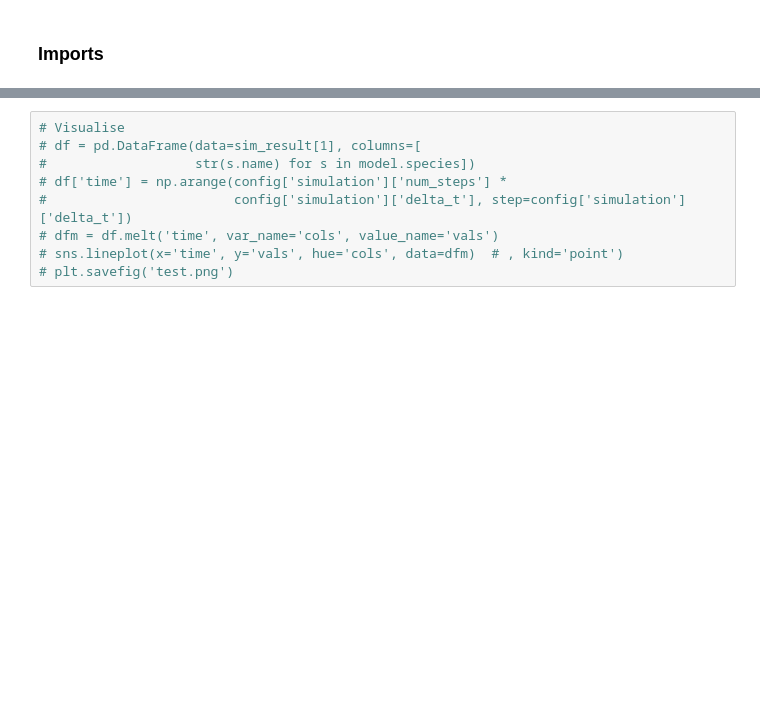
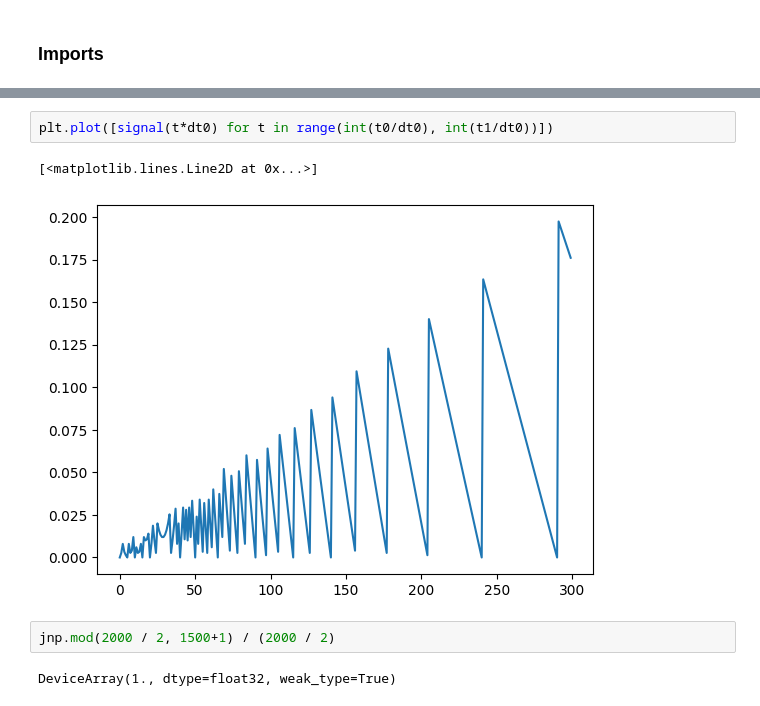
Before and after one commit to Steel-Lab-Oxford/core-bioreaction-simulation, a Jupyter notebook: notebooks/test_signal.ipynb, the cells around one changed output, grey strips where cells are left out. Cells and saved outputs as stored; diff of their text form; blank space fills up the shorter version.

Commit message:
tests

```diff
--- a/notebooks/test_signal.ipynb
+++ b/notebooks/test_signal.ipynb
@@ -48,9 +59,9 @@ TypeError: float() argument must be a string or a real number, not 'Solution'
-# %%
-# Visualise
-# df = pd.DataFrame(data=sim_result[1], columns=[
-#                   str(s.name) for s in model.species])
-# df['time'] = np.arange(config['simulation']['num_steps'] *
-#                        config['simulation']['delta_t'], step=config['simulation']['delta_t'])
-# dfm = df.melt('time', var_name='cols', value_name='vals')
-# sns.lineplot(x='time', y='vals', hue='cols', data=dfm)  # , kind='point')
-# plt.savefig('test.png')
+# %%
+plt.plot([signal(t*dt0) for t in range(int(t0/dt0), int(t1/dt0))])
+# %% [output]
+[<matplotlib.lines.Line2D at 0x...>]
+[figure, added]
+# %%
+jnp.mod(2000 / 2, 1500+1) / (2000 / 2)
+# %% [output]
+DeviceArray(1., dtype=float32, weak_type=True)
```
Also changed, not shown: parts of 3 cells of this notebook, 1 other file.
